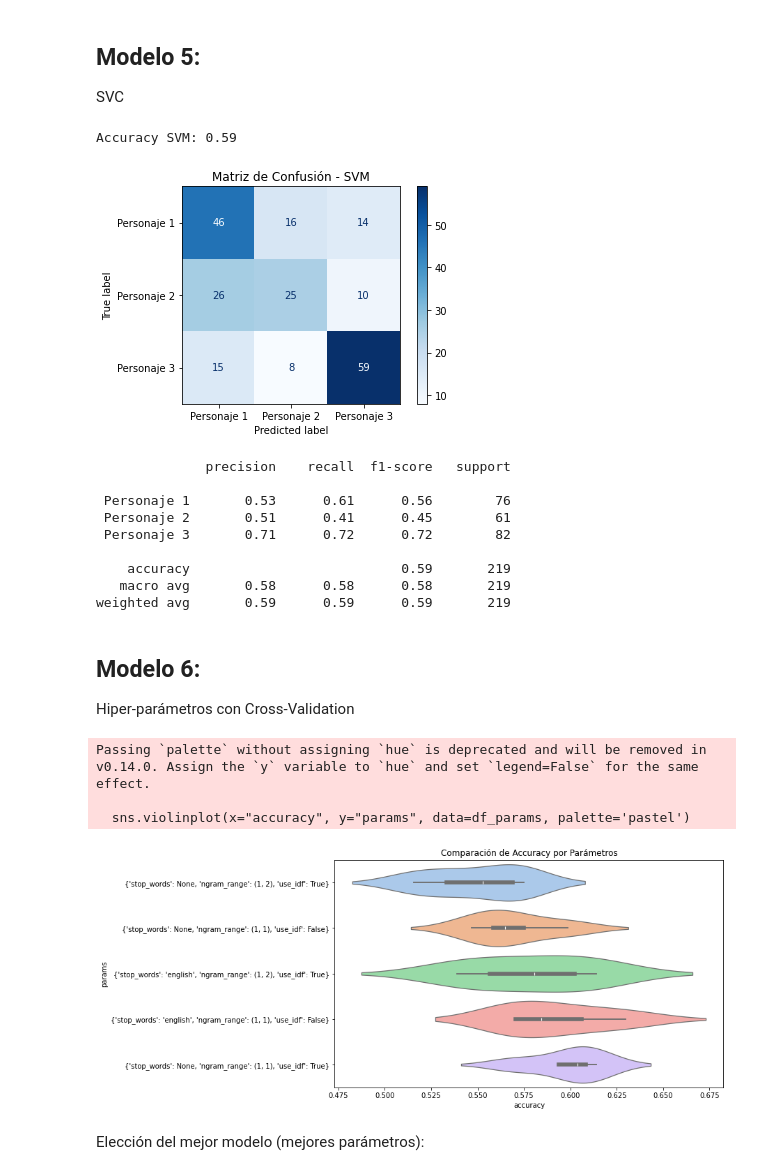
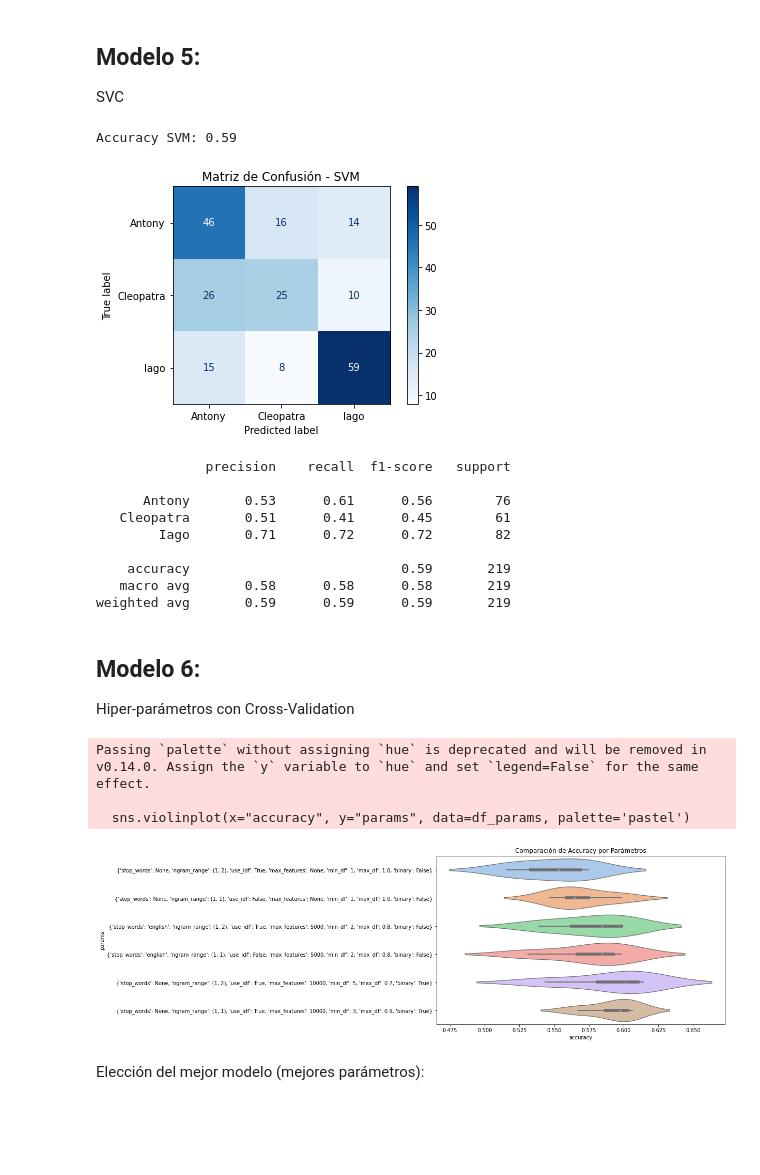
Before and after one commit to AlinaMendez/intro-cd, a Jupyter notebook: Tarea_2/shakespeare_tarea_2 version 2.ipynb, the cells around one changed output. Cells and saved outputs as stored; diff of their text form; code cells hidden in the pictures; blank space fills up the shorter version.

```diff
--- a/Tarea_2/shakespeare_tarea_2 version 2.ipynb
+++ b/Tarea_2/shakespeare_tarea_2 version 2.ipynb
@@ -636,37 +636,44 @@ plt.show()
 ## **Modelo 5:**
 SVC
 # %%
+from sklearn.preprocessing import LabelEncoder
+
+# Codificar las etiquetas
+label_encoder = LabelEncoder()
+y_train_encoded = label_encoder.fit_transform(y_train)
+y_test_encoded = label_encoder.transform(y_test)
+
 # Crear y entrenar el modelo SVM
 svm_clf = SVC(kernel='linear')
-svm_clf.fit(X_train_tf, y_train)
+svm_clf.fit(X_train_tf, y_train_encoded)
 
 # Predecir sobre el conjunto de test
 y_pred_svm = svm_clf.predict(X_test_tf)
 
 # Reportar el accuracy
-accuracy_svm = accuracy_score(y_test, y_pred_svm)
+accuracy_svm = accuracy_score(y_test_encoded, y_pred_svm)
 print(f'Accuracy SVM: {accuracy_svm:.2f}')
 
 # Calcular la matriz de confusión
-conf_matrix_svm = confusion_matrix(y_test, y_pred_svm)
+conf_matrix_svm = confusion_matrix(y_test_encoded, y_pred_svm)
 
-# Mostrar la matriz de confusión
-disp_svm = ConfusionMatrixDisplay(conf_matrix_svm, display_labels=['Personaje 1', 'Personaje 2', 'Personaje 3'])
+# Mostrar la matriz de confusión con etiquetas de personajes
+disp_svm = ConfusionMatrixDisplay(conf_matrix_svm, display_labels=label_encoder.classes_)
 disp_svm.plot(cmap=plt.cm.Blues)
 plt.title('Matriz de Confusión - SVM')
 plt.show()
 
 # Reportar precision y recall para cada personaje
-report_svm = classification_report(y_test, y_pred_svm, target_names=['Personaje 1', 'Personaje 2', 'Personaje 3'])
+report_svm = classification_report(y_test_encoded, y_pred_svm, target_names=label_encoder.classes_)
 print(report_svm)
 # %% [output]
 Accuracy SVM: 0.59
-[figure, old version]
+[figure, new version]
               precision    recall  f1-score   support
 
- Personaje 1       0.53      0.61      0.56        76
- Personaje 2       0.51      0.41      0.45        61
- Personaje 3       0.71      0.72      0.72        82
+      Antony       0.53      0.61      0.56        76
+   Cleopatra       0.51      0.41      0.45        61
+        Iago       0.71      0.72      0.72        82
 
     accuracy                           0.59       219
    macro avg       0.58      0.58      0.58       219
@@ -676,12 +683,12 @@ weighted avg       0.59      0.59      0.59       219
 Hiper-parámetros con Cross-Validation
 # %%
 param_sets = [
-    {"stop_words": None, "ngram_range": (1, 2), "use_idf": True},
-    {"stop_words": None, "ngram_range": (1, 1), "use_idf": False},
-    {"stop_words": 'english', "ngram_range": (1, 2), "use_idf": True},
-    {"stop_words": 'english', "ngram_range": (1, 1), "use_idf": False},
-    {"stop_words": None, "ngram_range": (1, 2), "use_idf": True},
-    {"stop_words": None, "ngram_range": (1, 1), "use_idf": True}
+ {"stop_words": None, "ngram_range": (1, 2), "use_idf": True, "max_features": None, "min_df": 1, "max_df": 1.0, "binary": False},
+    {"stop_words": None, "ngram_range": (1, 1), "use_idf": False, "max_features": None, "min_df": 1, "max_df": 1.0, "binary": False},
+    {"stop_words": 'english', "ngram_range": (1, 2), "use_idf": True, "max_features": 5000, "min_df": 2, "max_df": 0.8, "binary": False},
+    {"stop_words": 'english', "ngram_range": (1, 1), "use_idf": False, "max_features": 5000, "min_df": 2, "max_df": 0.8, "binary": False},
+    {"stop_words": None, "ngram_range": (1, 2), "use_idf": True, "max_features": 10000, "min_df": 5, "max_df": 0.7, "binary": True},
+    {"stop_words": None, "ngram_range": (1, 1), "use_idf": True, "max_features": 10000, "min_df": 3, "max_df": 0.9, "binary": True}
 ]
 
 skf = StratifiedKFold(n_splits=4, shuffle=True, random_state=42)
@@ -696,7 +703,7 @@ results = {str(params): [] for params in param_sets}
 
 for params in param_sets:
     # Transformaciones a aplicar (featurizers)
-    count_vect = CountVectorizer(stop_words=params["stop_words"], ngram_range=params["ngram_range"])
+    count_vect = CountVectorizer(stop_words=params["stop_words"], ngram_range=params["ngram_range"], max_features=params["max_features"], min_df=params["min_df"], max_df=params["max_df"], binary=params["binary"])
     tf_idf = TfidfTransformer(use_idf=params["use_idf"], smooth_idf=True, sublinear_tf=True)
 
     for train_idxs, val_idxs in skf.split(X_dev, y_dev):
@@ -716,34 +723,34 @@ for params in param_sets:
 
         # Transformamos Validation
         X_val_counts = count_vect.transform(X_val)
         X_val_tfidf = tf_idf.transform(X_val_counts)
 
         # Predecimos y evaluamos en Validation
         y_pred_val = bayes_clf.predict(X_val_tfidf)
         acc = accuracy_score(y_val, y_pred_val)
         results[str(params)].append(acc)
 
 # Paso 2: Visualización con Gráfico de Violín
 
 # Convertir los resultados a un formato adecuado para seaborn
 data = []
 for params, accs in results.items():
     for acc in accs:
         data.append((params, acc))
 
 # Crear un DataFrame
 df_params = pd.DataFrame(data, columns=["params", "accuracy"])
 
 # Crear el gráfico de violín
 plt.figure(figsize=(10, 6))
 sns.violinplot(x="accuracy", y="params", data=df_params, palette='pastel')
 plt.title("Comparación de Accuracy por Parámetros")
 plt.show()
 # %% [output]
 Passing `palette` without assigning `hue` is deprecated and will be removed in v0.14.0. Assign the `y` variable to `hue` and set `legend=False` for the same effect.
 
   sns.violinplot(x="accuracy", y="params", data=df_params, palette='pastel')
-[figure, old version]
+[figure, new version]
 # %% [markdown]
 Elección del mejor modelo (mejores parámetros):
 # %%
```
Also changed, not shown: parts of 4 cells of this notebook.
